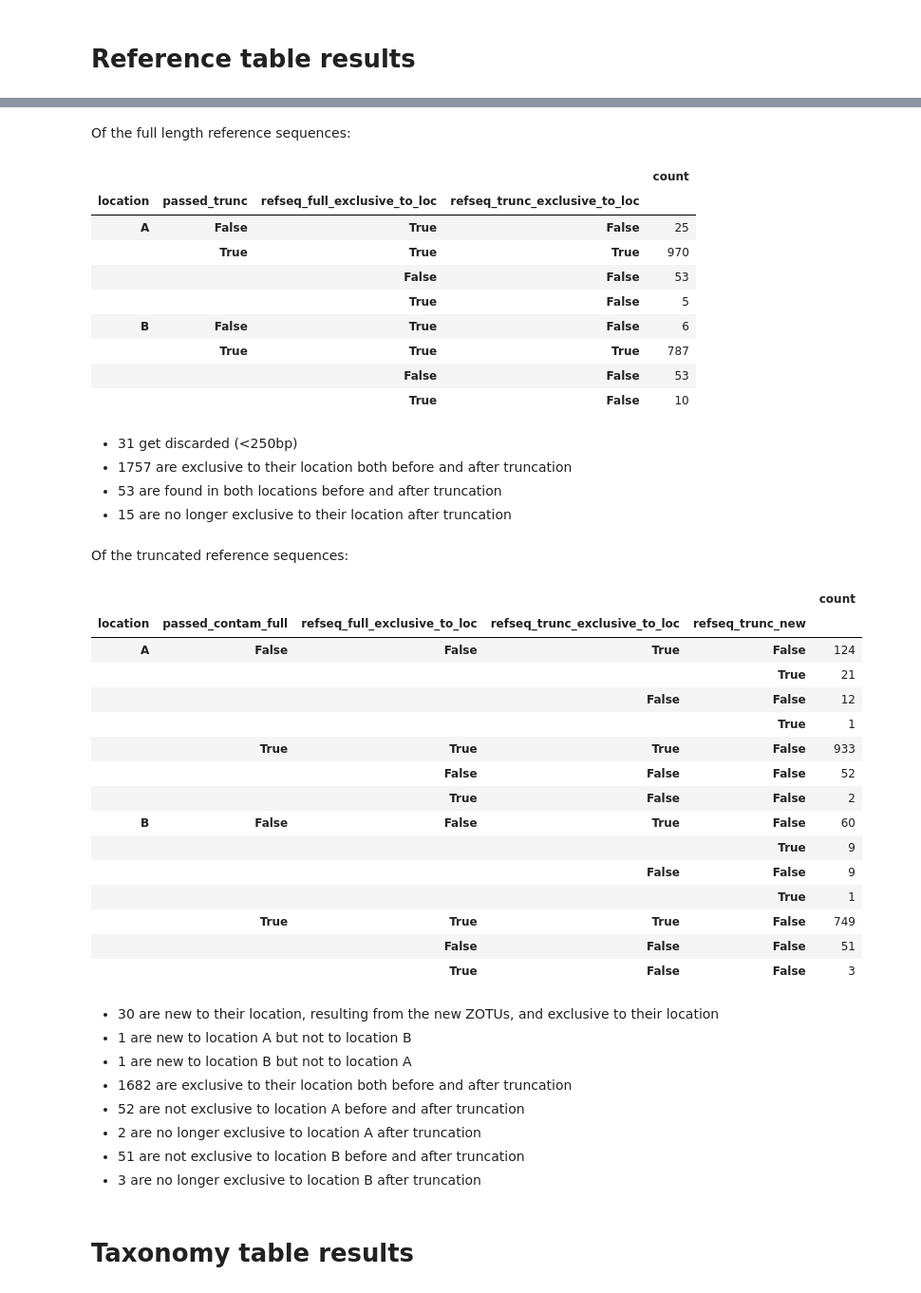
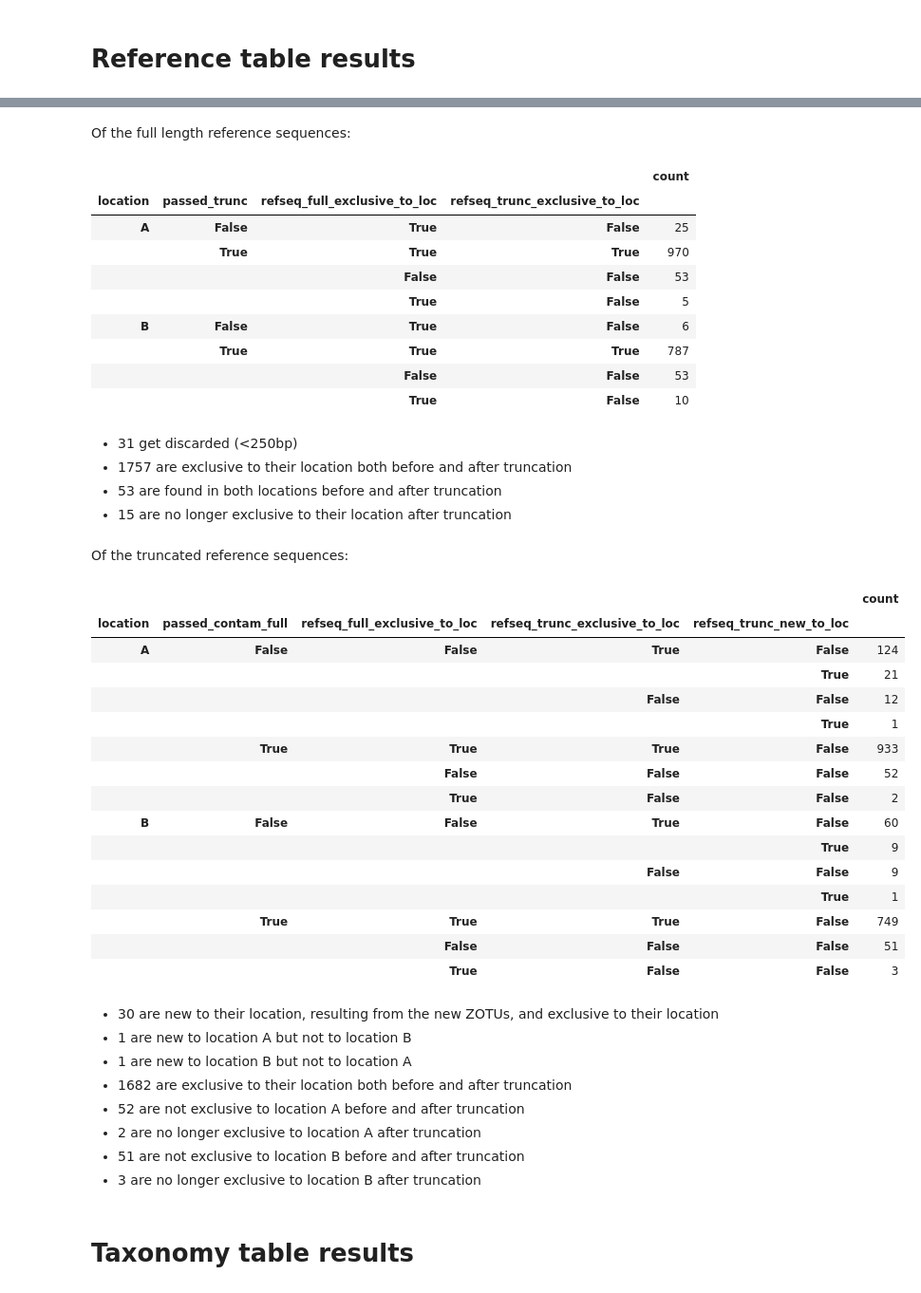
Before and after one commit to SethGG/mycodiversity-arise, a Jupyter notebook: 7_data_analysis.ipynb, the cells around one changed output, grey strips where cells are left out. Shown at 95% size. Drawn from its saved outputs; the diff is of its cells as text; code cells hidden in the pictures.

```diff
--- a/7_data_analysis.ipynb
+++ b/7_data_analysis.ipynb
@@ -306,7 +306,7 @@ df_refseq_both = df_refseq_both.merge(
     df_refseq_both[(df_refseq_both["passed_contam_full"] == True) & (df_refseq_both["passed_contam_trunc"] == True)][["location", "refsequence_pk_trunc"]].drop_duplicates(),
     how="left", indicator=True
 ).set_index(df_refseq_both.index)
-df_refseq_both["refseq_trunc_new"] = df_refseq_both["_merge"] == "left_only"
+df_refseq_both["refseq_trunc_new_to_loc"] = df_refseq_both["_merge"] == "left_only"
 df_refseq_both = df_refseq_both.drop(columns=["_merge"])
 
 df_refseq_both_full = df_refseq_both[df_refseq_both["passed_contam_full"] == True]
@@ -319,7 +319,7 @@ df_refseq_both_full_count = pd.DataFrame(
 
 df_refseq_both_trunc_count = pd.DataFrame(
     df_refseq_both_trunc.value_counts(
-        subset=["location", "passed_contam_full", "refseq_full_exclusive_to_loc", "refseq_trunc_exclusive_to_loc", "refseq_trunc_new"])
+        subset=["location", "passed_contam_full", "refseq_full_exclusive_to_loc", "refseq_trunc_exclusive_to_loc", "refseq_trunc_new_to_loc"])
 ).sort_index(level=["location", "passed_contam_full"], sort_remaining=False)
 
 num_ref_full = df_refseq_full.shape[0]
@@ -357,34 +357,34 @@ display(md(f"- {num_ref_trunc_exclusive_new} are new to their location, resultin
            f"- {num_ref_trunc_not_exclusive_newA} are new to location A but not to location B\n"
            f"- {num_ref_trunc_not_exclusive_newB} are new to location B but not to location A\n"
            f"- {num_ref_trunc_exclusive_both} are exclusive to their location both before and after truncation\n"
            f"- {num_ref_trunc_not_exclusive_bothA} are not exclusive to location A before and after truncation\n"
            f"- {num_ref_trunc_no_longer_exclusiveA} are no longer exclusive to location A after truncation\n"
            f"- {num_ref_trunc_not_exclusive_bothB} are not exclusive to location B before and after truncation\n"
            f"- {num_ref_trunc_no_longer_exclusiveB} are no longer exclusive to location B after truncation"
            ))
 # %% [output]
 ## Comparing reference sequences before and after truncation
 The number of reference sequences (unique ZOTUs across all samples) is:
 - 1856 at full length
 - 1767 when truncating
 Of the full length reference sequences:
 |  |  |  |  | count |
 | location | passed_trunc | refseq_full_exclusive_to_loc | refseq_trunc_exclusive_to_loc |  |
 | A | False | True | False | 25 |
 |  | True | True | True | 970 |
 |  |  | False | False | 53 |
 |  |  | True | False | 5 |
 | B | False | True | False | 6 |
 |  | True | True | True | 787 |
 |  |  | False | False | 53 |
 |  |  | True | False | 10 |
 - 31 get discarded (<250bp)
 - 1757 are exclusive to their location both before and after truncation
 - 53 are found in both locations before and after truncation
 - 15 are no longer exclusive to their location after truncation
 Of the truncated reference sequences:
 |  |  |  |  |  | count |
-| location | passed_contam_full | refseq_full_exclusive_to_loc | refseq_trunc_exclusive_to_loc | refseq_trunc_new |  |
+| location | passed_contam_full | refseq_full_exclusive_to_loc | refseq_trunc_exclusive_to_loc | refseq_trunc_new_to_loc |  |
 | A | False | False | True | False | 124 |
 |  |  |  |  | True | 21 |
 |  |  |  | False | False | 12 |
```
Also changed, not shown: parts of 2 cells of this notebook.
